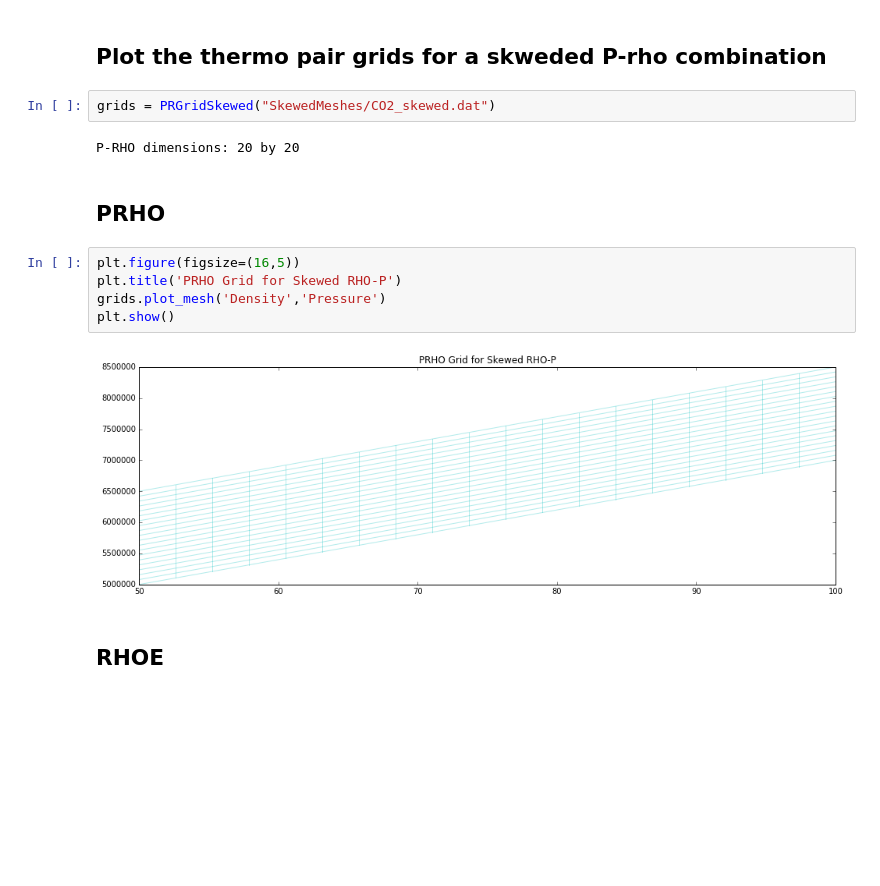
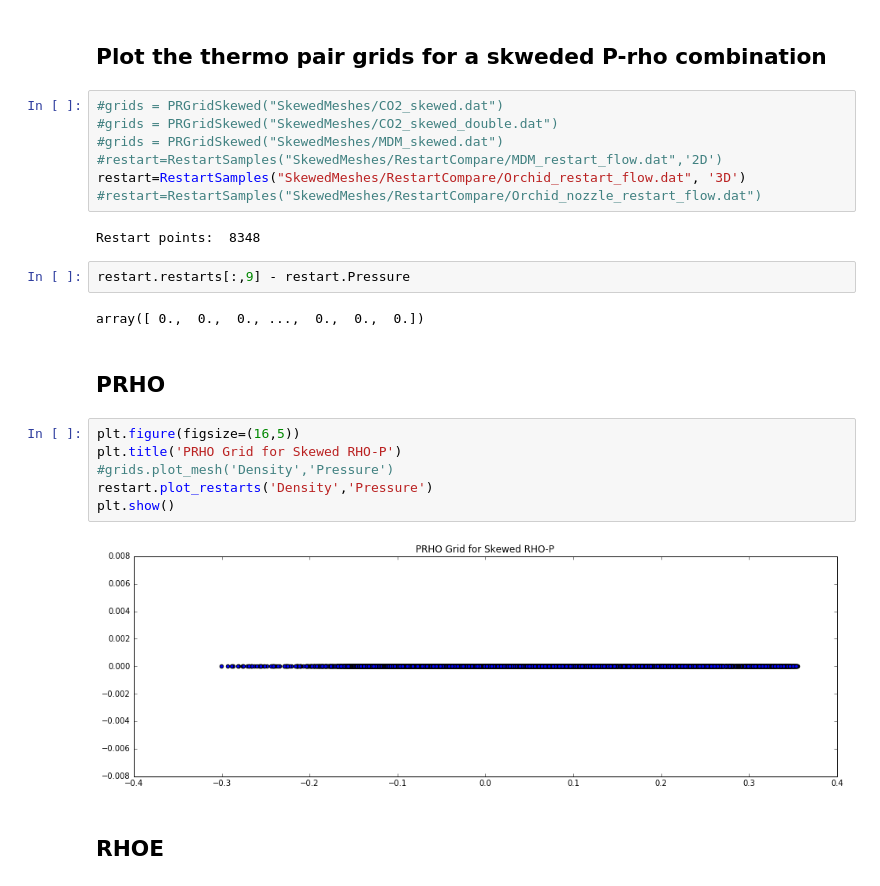
Before and after one commit to MatejKosec/LUTStandAlone, a Jupyter notebook: Verification_Skewed_PR.ipynb, the cells around one changed output. Saved outputs shown, nothing was run; the diff lists cells and outputs as text; blank space fills up the shorter version.

```diff
--- a/Verification_Skewed_PR.ipynb
+++ b/Verification_Skewed_PR.ipynb
@@ -12,19 +13,29 @@ from shutil import copyfile
 #%matplotlib notebook
 # %% [markdown]
 ## Plot the thermo pair grids for a skweded P-rho combination
-# %%
-grids = PRGridSkewed("SkewedMeshes/CO2_skewed.dat")
-# %% [output]
-P-RHO dimensions: 20 by 20
+# %%
+#grids = PRGridSkewed("SkewedMeshes/CO2_skewed.dat")
+#grids = PRGridSkewed("SkewedMeshes/CO2_skewed_double.dat")
+#grids = PRGridSkewed("SkewedMeshes/MDM_skewed.dat")
+#restart=RestartSamples("SkewedMeshes/RestartCompare/MDM_restart_flow.dat",'2D')
+restart=RestartSamples("SkewedMeshes/RestartCompare/Orchid_restart_flow.dat", '3D')
+#restart=RestartSamples("SkewedMeshes/RestartCompare/Orchid_nozzle_restart_flow.dat")
+# %% [output]
+Restart points:  8348
+# %%
+restart.restarts[:,9] - restart.Pressure
+# %% [output]
+array([ 0.,  0.,  0., ...,  0.,  0.,  0.])
 # %% [markdown]
 ## PRHO
 # %%
 plt.figure(figsize=(16,5))
 plt.title('PRHO Grid for Skewed RHO-P')
-grids.plot_mesh('Density','Pressure')
+#grids.plot_mesh('Density','Pressure')
+restart.plot_restarts('Density','Pressure')
 plt.show()
 # %% [output]
-[figure, old version]
+[figure, new version]
 # %% [markdown]
 ## RHOE
 # %%
```
Also changed, not shown: parts of 6 cells of this notebook, 6 other files.
